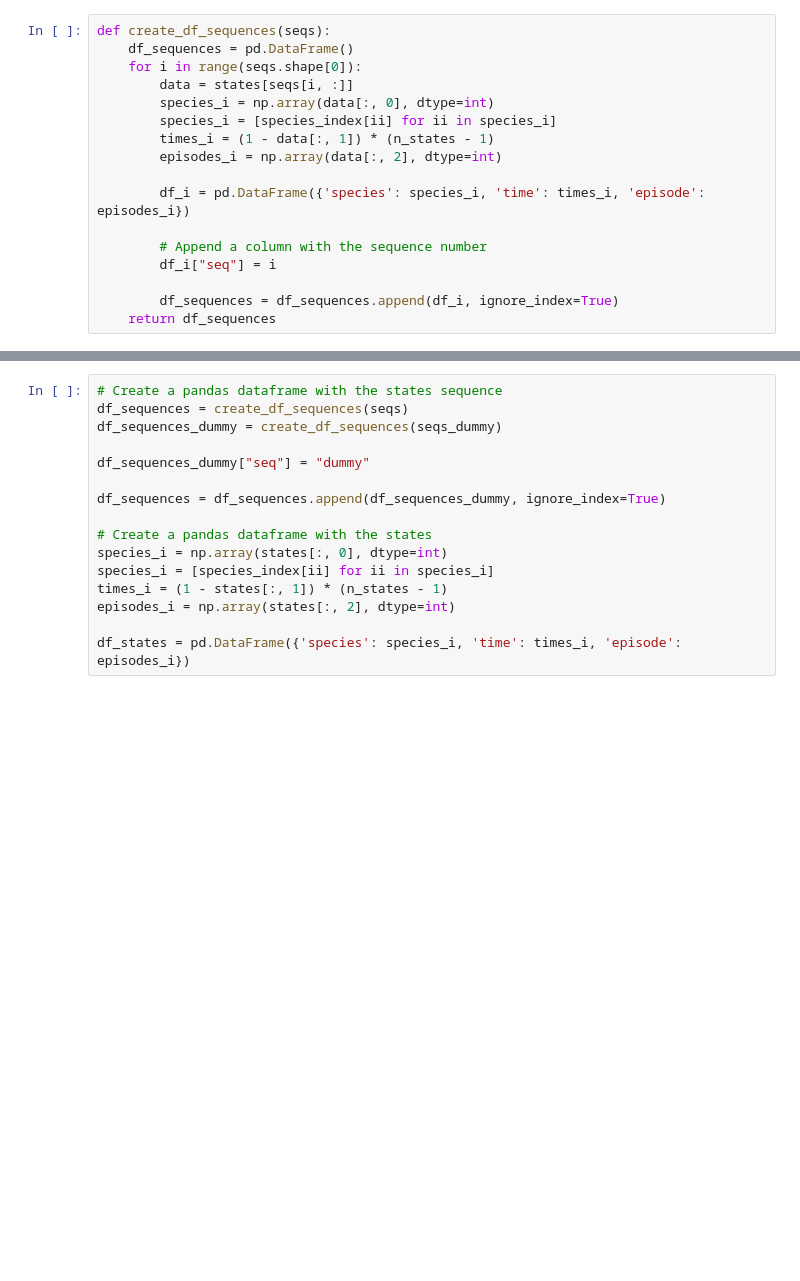
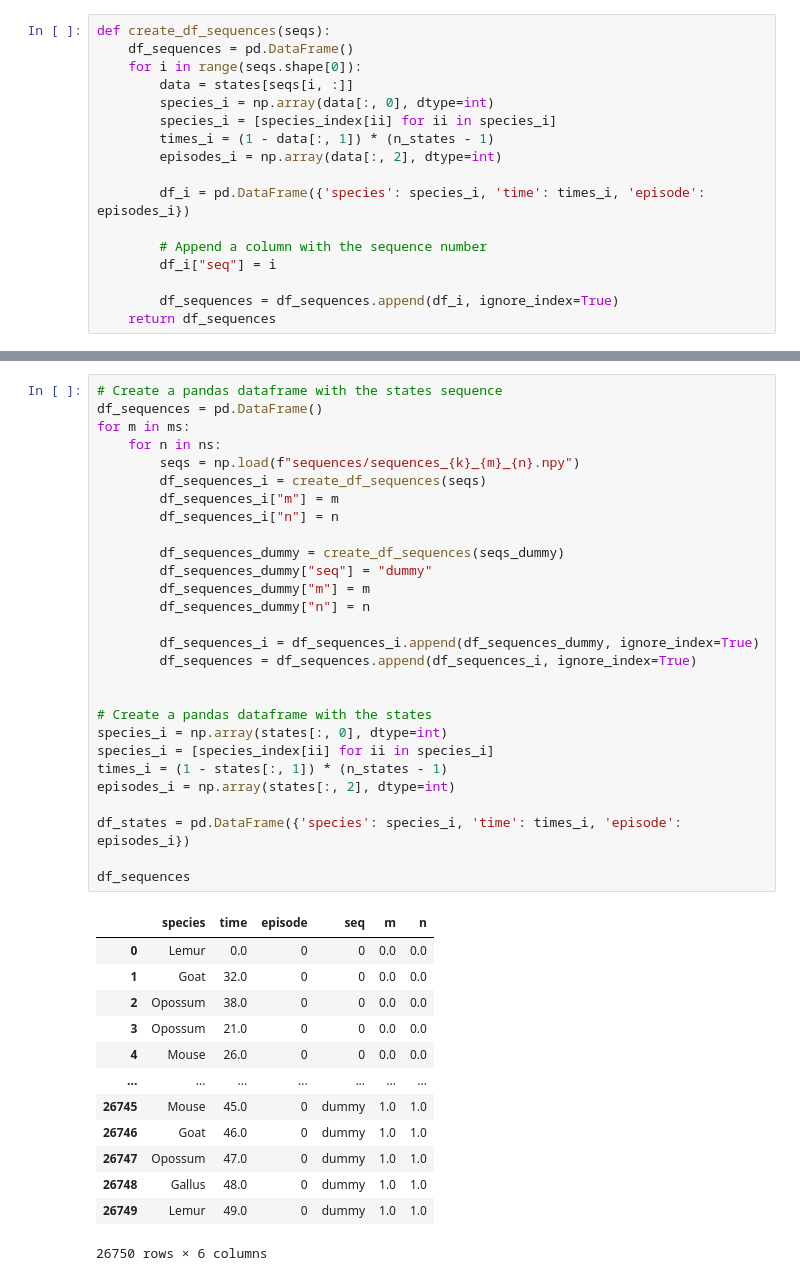
Before and after one commit to LubnaAb/episodic_memory, a Jupyter notebook: species.ipynb, the cells around one changed output, grey strips where cells are left out. Cells and saved outputs as stored; diff of their text form; blank space fills up the shorter version.

```diff
--- a/species.ipynb
+++ b/species.ipynb
@@ -90,19 +100,45 @@ def create_df_sequences(seqs):
 # %%
 # Create a pandas dataframe with the states sequence
-df_sequences = create_df_sequences(seqs)
-df_sequences_dummy = create_df_sequences(seqs_dummy)
+df_sequences = pd.DataFrame()
+for m in ms:
+    for n in ns:
+        seqs = np.load(f"sequences/sequences_{k}_{m}_{n}.npy")
+        df_sequences_i = create_df_sequences(seqs)
+        df_sequences_i["m"] = m
+        df_sequences_i["n"] = n
 
-df_sequences_dummy["seq"] = "dummy"
+        df_sequences_dummy = create_df_sequences(seqs_dummy)
+        df_sequences_dummy["seq"] = "dummy"
+        df_sequences_dummy["m"] = m
+        df_sequences_dummy["n"] = n
 
-df_sequences = df_sequences.append(df_sequences_dummy, ignore_index=True)
+        df_sequences_i = df_sequences_i.append(df_sequences_dummy, ignore_index=True)
+        df_sequences = df_sequences.append(df_sequences_i, ignore_index=True)
+
 
 # Create a pandas dataframe with the states
 species_i = np.array(states[:, 0], dtype=int)
 species_i = [species_index[ii] for ii in species_i]
 times_i = (1 - states[:, 1]) * (n_states - 1)
 episodes_i = np.array(states[:, 2], dtype=int)
 
 df_states = pd.DataFrame({'species': species_i, 'time': times_i, 'episode': episodes_i})
+
+df_sequences
+# %% [output]
+|  | species | time | episode | seq | m | n |
+| 0 | Lemur | 0.0 | 0 | 0 | 0.0 | 0.0 |
+| 1 | Goat | 32.0 | 0 | 0 | 0.0 | 0.0 |
+| 2 | Opossum | 38.0 | 0 | 0 | 0.0 | 0.0 |
+| 3 | Opossum | 21.0 | 0 | 0 | 0.0 | 0.0 |
+| 4 | Mouse | 26.0 | 0 | 0 | 0.0 | 0.0 |
+| ... | ... | ... | ... | ... | ... | ... |
+| 26745 | Mouse | 45.0 | 0 | dummy | 1.0 | 1.0 |
+| 26746 | Goat | 46.0 | 0 | dummy | 1.0 | 1.0 |
+| 26747 | Opossum | 47.0 | 0 | dummy | 1.0 | 1.0 |
+| 26748 | Gallus | 48.0 | 0 | dummy | 1.0 | 1.0 |
+| 26749 | Lemur | 49.0 | 0 | dummy | 1.0 | 1.0 |
+26750 rows × 6 columns
 # %%
 import seaborn.objects as so
 import matplotlib.pyplot as plt
```
Also changed, not shown: parts of 9 cells of this notebook.
